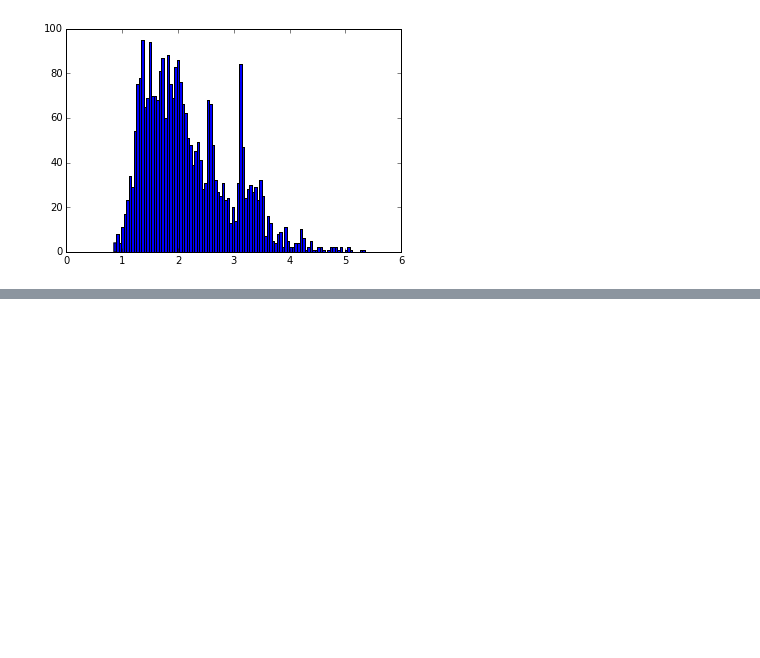
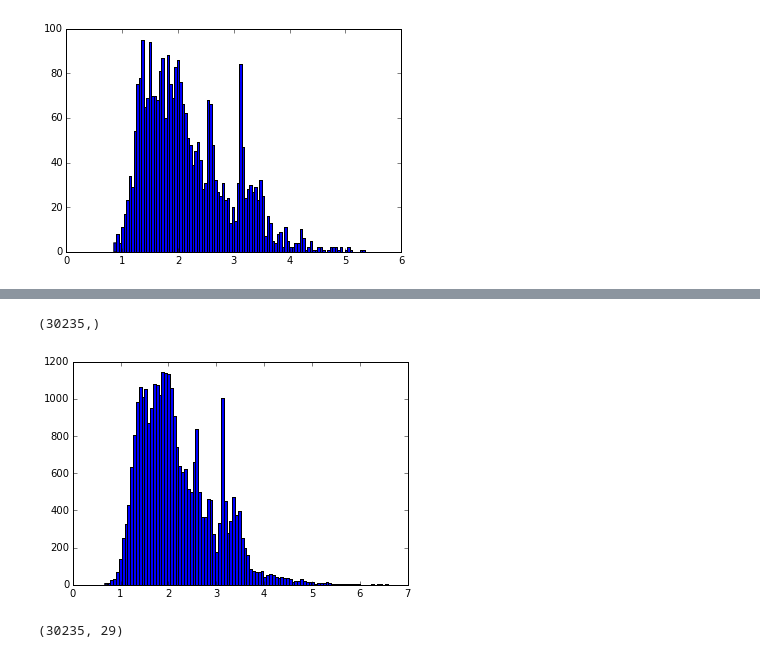
Before and after one commit to cberzan/kaggle-caterpillar, a Jupyter notebook: caterpillar-tube-pricing/random_forests.ipynb, the cells around one changed output, grey strips where cells are left out. Cells and saved outputs as stored; diff of their text form; code cells hidden in the pictures; blank space fills up the shorter version.

```diff
--- a/caterpillar-tube-pricing/random_forests.ipynb
+++ b/caterpillar-tube-pricing/random_forests.ipynb
@@ -194,0 +209,11 @@ df
+# %%
+y_actual_test_pred = reg.predict(X_actual_test_np)
+hist(y_actual_test_pred, bins=100);
+y_actual_test_pred.shape
+# %% [output]
+(30235,)
+[figure, added]
+# %%
+aug_test_set.log
+# %% [output]
+(30235, 29)
```
Also changed, not shown: parts of 6 cells of this notebook, 4 other files.
